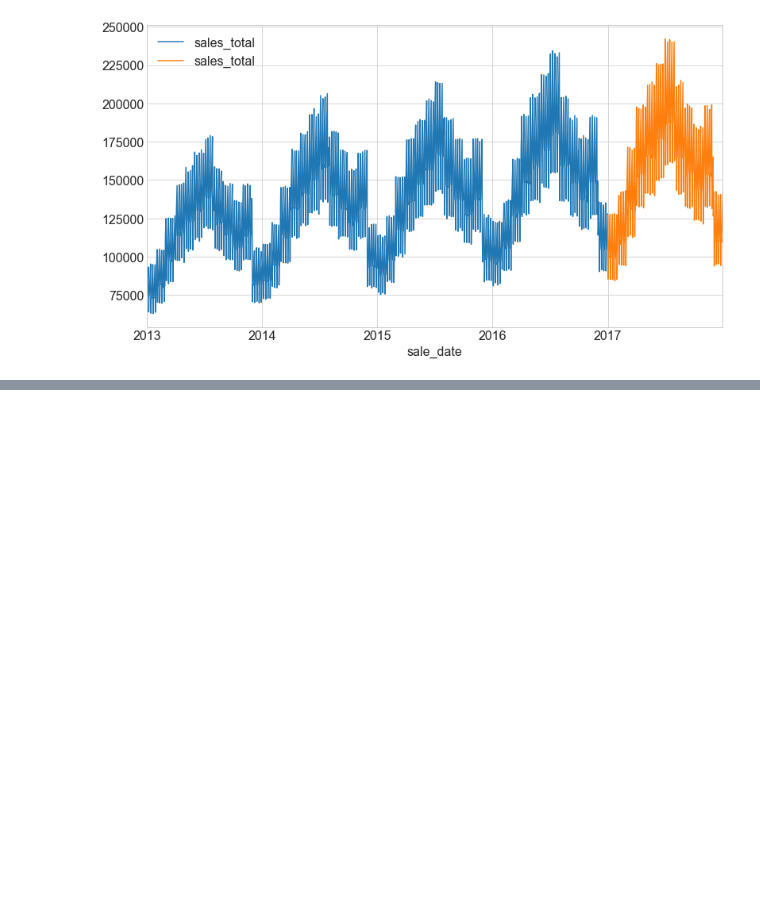
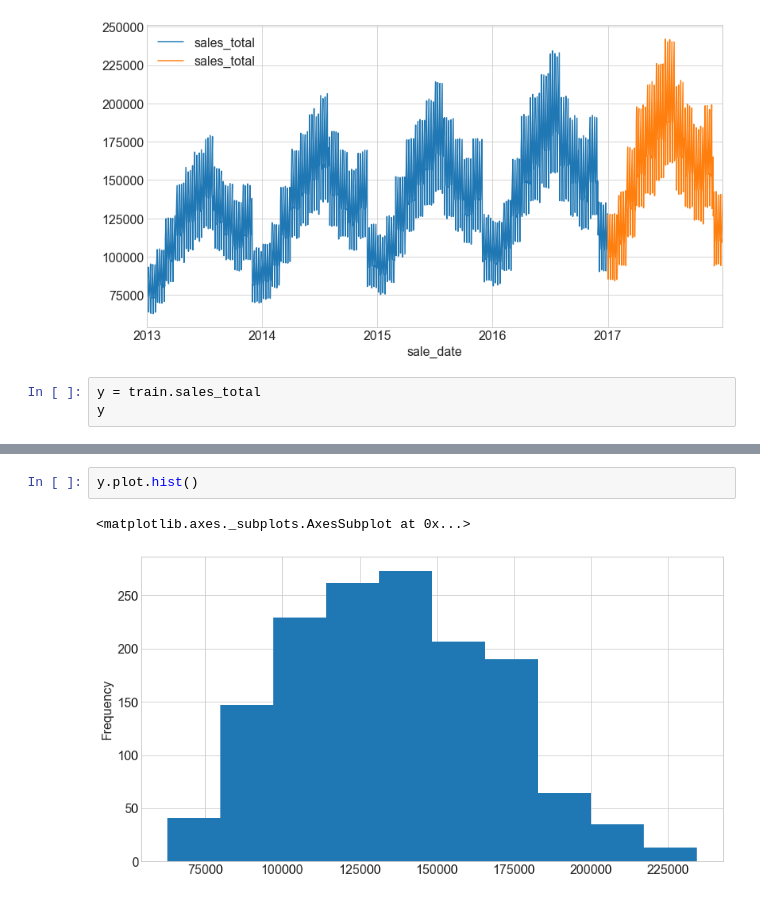
Before and after one commit to matt-c-knight/time-series-exercises, a Jupyter notebook: explore.ipynb, the cells around one changed output, grey strips where cells are left out. Drawn from its saved outputs; the diff is of its cells as text; blank space fills up the shorter version.

```diff
--- a/explore.ipynb
+++ b/explore.ipynb
@@ -206,3 +206,6 @@ test.plot(ax=ax)
 # %% [output]
 <matplotlib.axes._subplots.AxesSubplot at 0x...>
 [figure]
+# %%
+y = train.sales_total
+y
@@ -208,0 +226,5 @@ test.plot(ax=ax)
+# %%
+y.plot.hist()
+# %% [output]
+<matplotlib.axes._subplots.AxesSubplot at 0x...>
+[figure, added]
```
Also changed, not shown: parts of 13 cells of this notebook.
